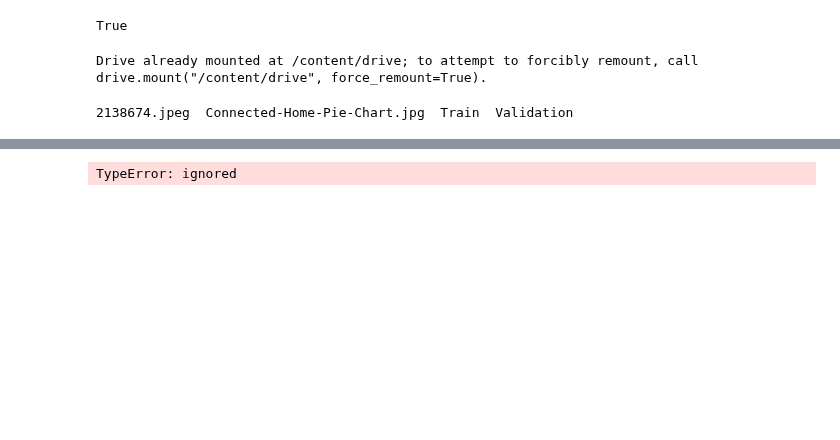
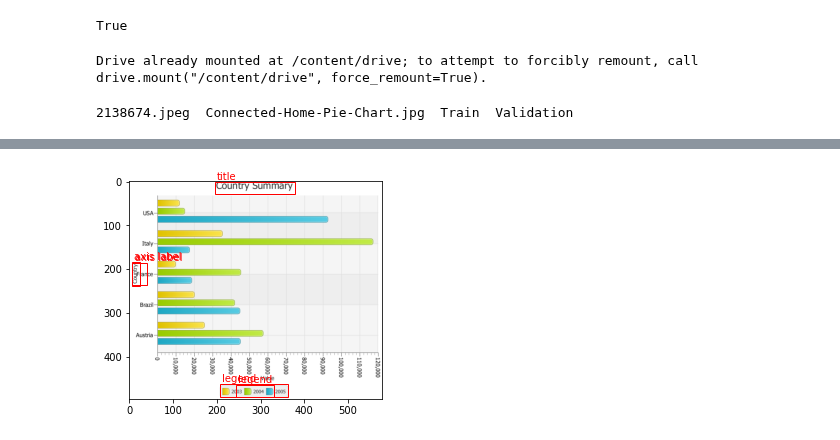
Before and after one commit to anirudh-g/Msc-Data-science, a Jupyter notebook: Object_detection.ipynb, the cells around one changed output, grey strips where cells are left out. Drawn from its saved outputs; the diff is of its cells as text; code cells hidden in the pictures; blank space fills up the shorter version.

```diff
--- a/Object_detection.ipynb
+++ b/Object_detection.ipynb
@@ -128,4 +178,4 @@ tensor([0.8767, 0.8708])
 # %%
-visualize.show_labeled_image(image2, boxes, labels, score_filter=0.7)
+visualize.show_labeled_image(image2, boxes, labels)
 # %% [output]
-TypeError: ignored
+[figure, added]
```
Also changed, not shown: parts of 26 cells of this notebook.
